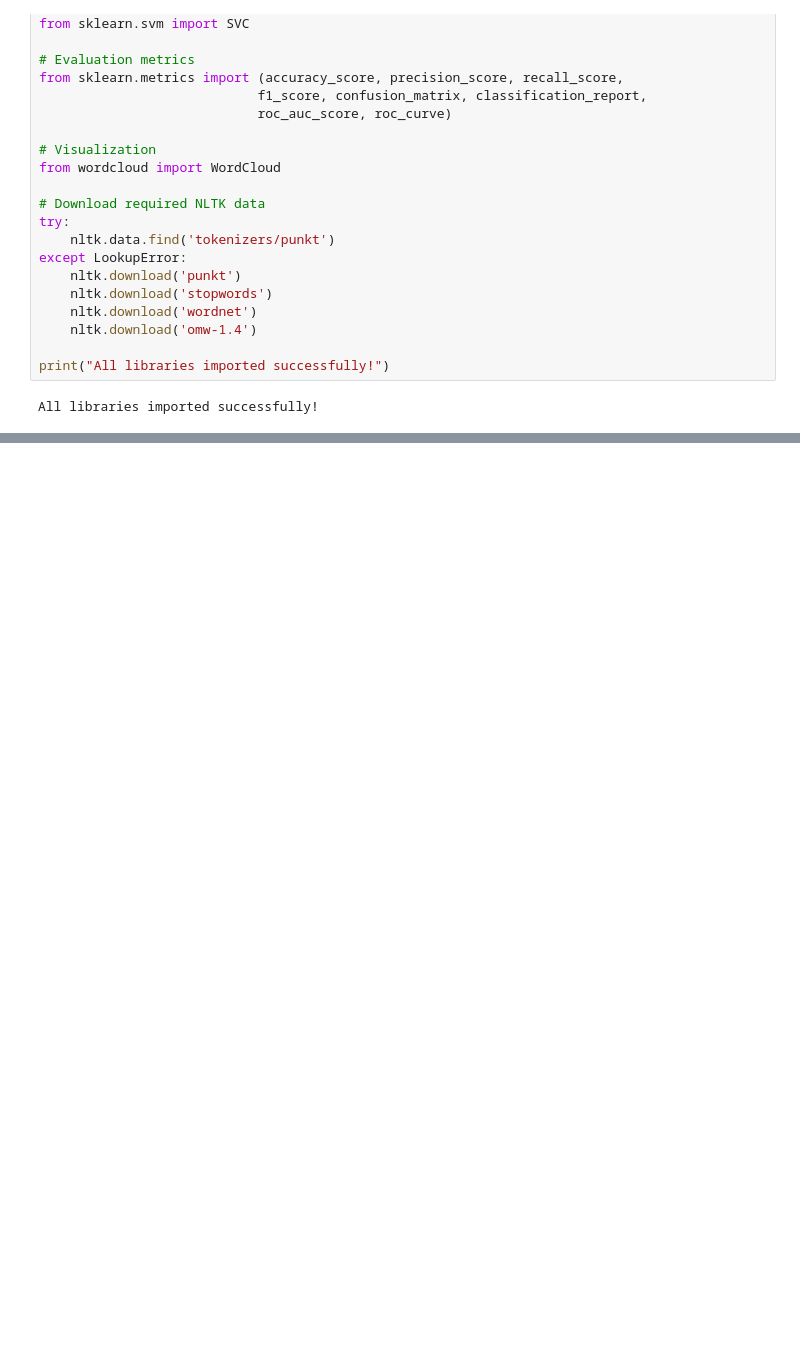
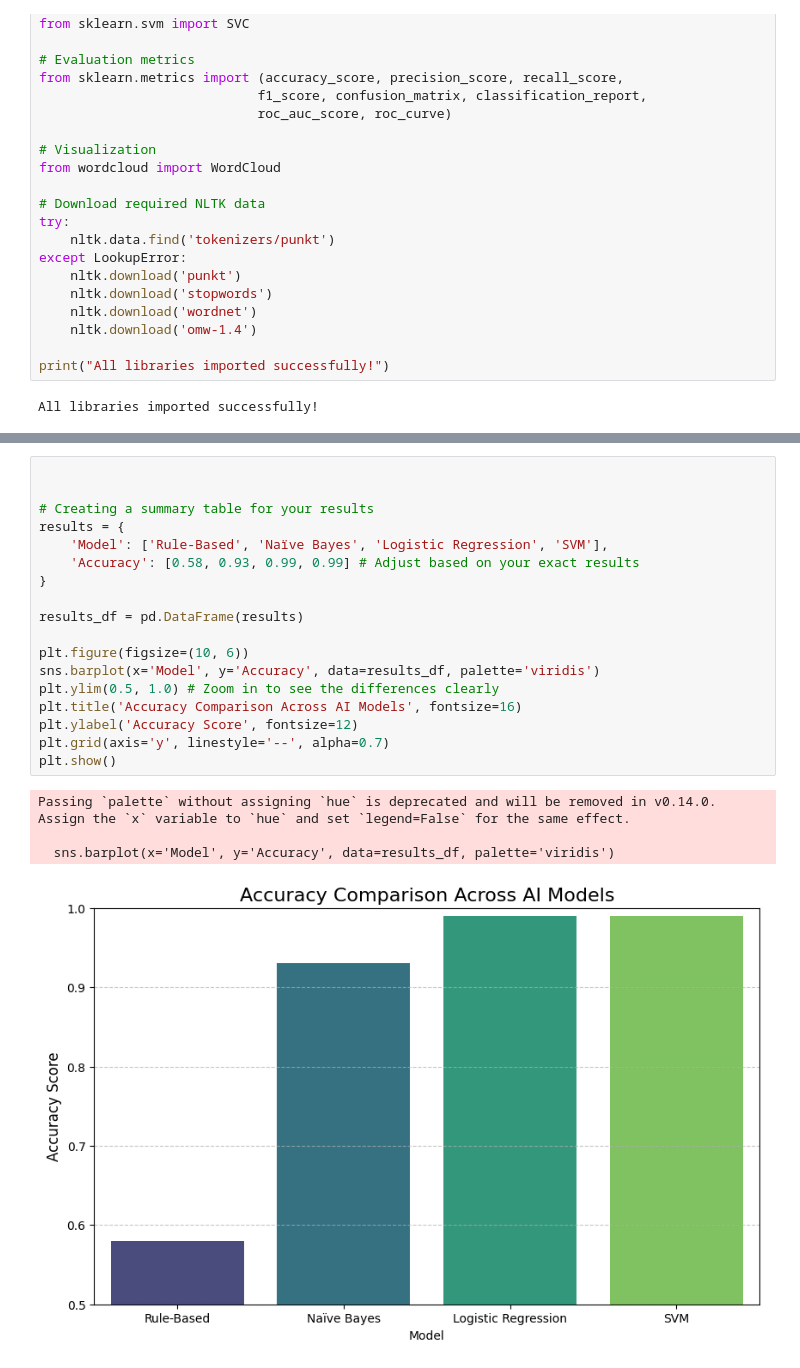
Before and after one commit to Dehvid/Text_mining, a Jupyter notebook: textmin.ipynb, the cells around one changed output, grey strips where cells are left out. Drawn from its saved outputs; the diff is of its cells as text; blank space fills up the shorter version.

```diff
--- a/textmin.ipynb
+++ b/textmin.ipynb
@@ -185,0 +340,23 @@ weighted avg       0.99      0.99      0.99      8980
+# %%
+
+
+# Creating a summary table for your results
+results = {
+    'Model': ['Rule-Based', 'Naïve Bayes', 'Logistic Regression', 'SVM'],
+    'Accuracy': [0.58, 0.93, 0.99, 0.99] # Adjust based on your exact results
+}
+
+results_df = pd.DataFrame(results)
+
+plt.figure(figsize=(10, 6))
+sns.barplot(x='Model', y='Accuracy', data=results_df, palette='viridis')
+plt.ylim(0.5, 1.0) # Zoom in to see the differences clearly
+plt.title('Accuracy Comparison Across AI Models', fontsize=16)
+plt.ylabel('Accuracy Score', fontsize=12)
+plt.grid(axis='y', linestyle='--', alpha=0.7)
+plt.show()
+# %% [output]
+Passing `palette` without assigning `hue` is deprecated and will be removed in v0.14.0. Assign the `x` variable to `hue` and set `legend=False` for the same effect.
+
+  sns.barplot(x='Model', y='Accuracy', data=results_df, palette='viridis')
+[figure, added]
```
Also changed, not shown: parts of 11 cells of this notebook, 4 other files.
